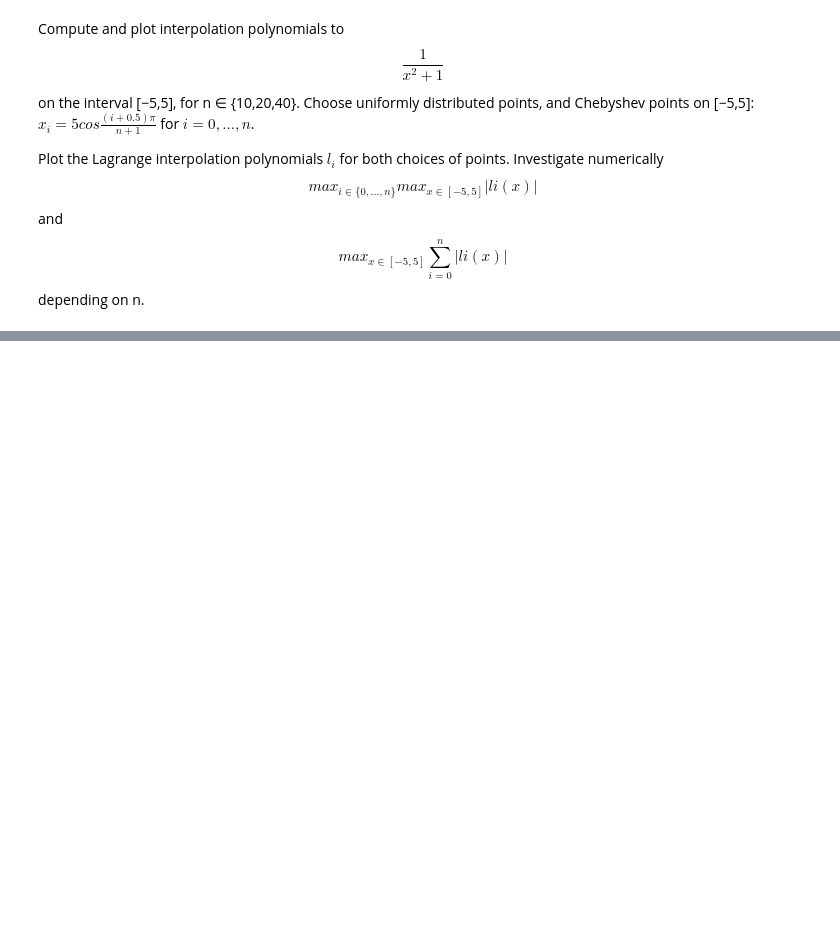
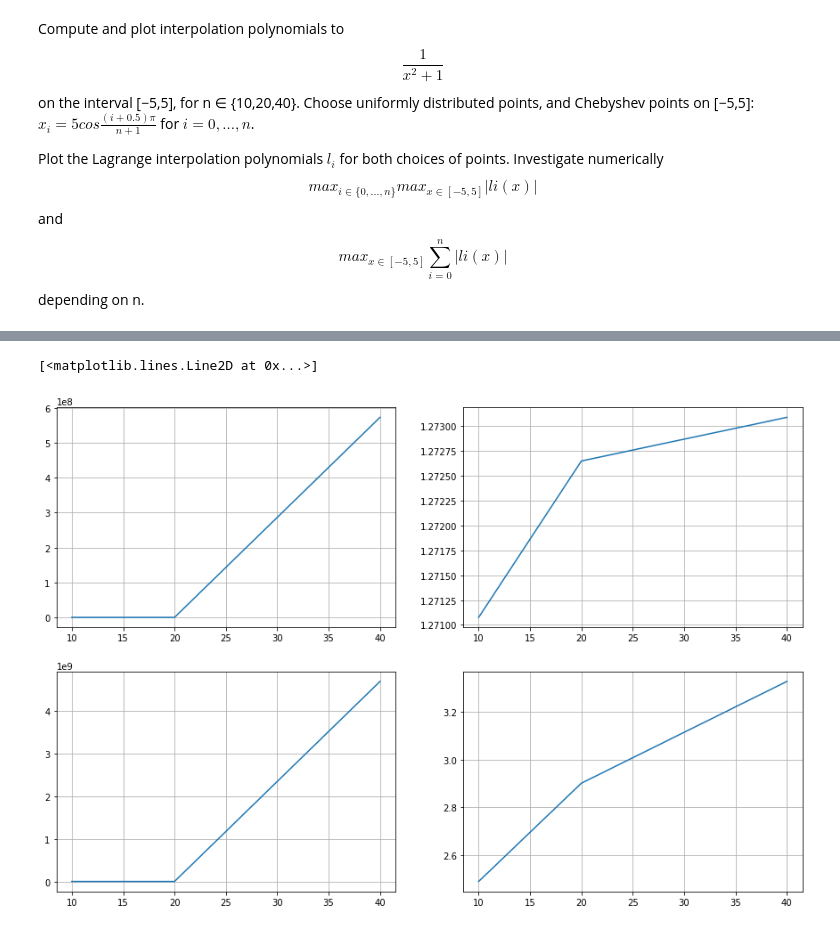
Before and after one commit to MarkFloatingInSpace/Numerical_Computing, a Jupyter notebook: Exercises/Ex1/Bsp2.ipynb, the cells around one changed output, grey strips where cells are left out. Saved outputs shown, nothing was run; the diff lists cells and outputs as text; code cells hidden in the pictures; blank space fills up the shorter version.

```diff
--- a/Exercises/Ex1/Bsp2.ipynb
+++ b/Exercises/Ex1/Bsp2.ipynb
@@ -68,0 +89,27 @@ print(np.arange(3))
+# %%
+max_max_li_uni = []
+max_max_li_che = []
+max_sum_li_uni = []
+max_sum_li_che = []
+
+for n_idx, n in enumerate(n_list):
+
+    np.amax(np.abs(li_chebyshev_list[n_idx]))
+
+    max_max_li_uni.append(np.amax(np.abs(li_uniform_list[n_idx])))
+    max_max_li_che.append(np.amax(np.abs(li_chebyshev_list[n_idx])))
+
+    max_sum_li_uni.append(np.amax(np.sum(np.abs(li_uniform_list[n_idx]), axis=1)))
+    max_sum_li_che.append(np.amax(np.sum(np.abs(li_chebyshev_list[n_idx]), axis=1)))
+
+plt.rcParams['axes.grid'] = True
+fig, axes = plt.subplots(2, 2, figsize = (15, 10))
+
+axes[0][0].plot(n_list, max_max_li_uni)
+axes[0][1].plot(n_list, max_max_li_che)
+
+axes[1][0].plot(n_list, max_sum_li_uni)
+axes[1][1].plot(n_list, max_sum_li_che)
+# %% [output]
+[<matplotlib.lines.Line2D at 0x...>]
+[figure, added]
```
Also changed, not shown: parts of 6 cells of this notebook, 1 other file.
